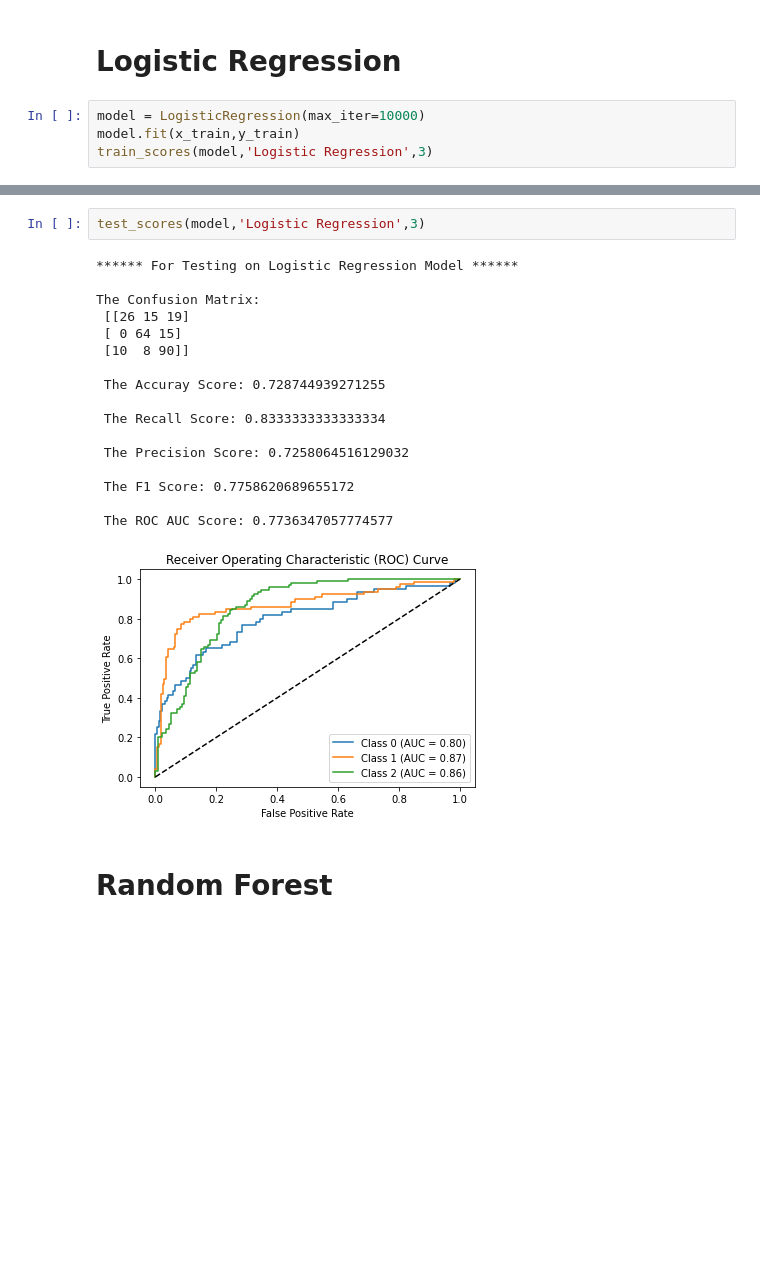
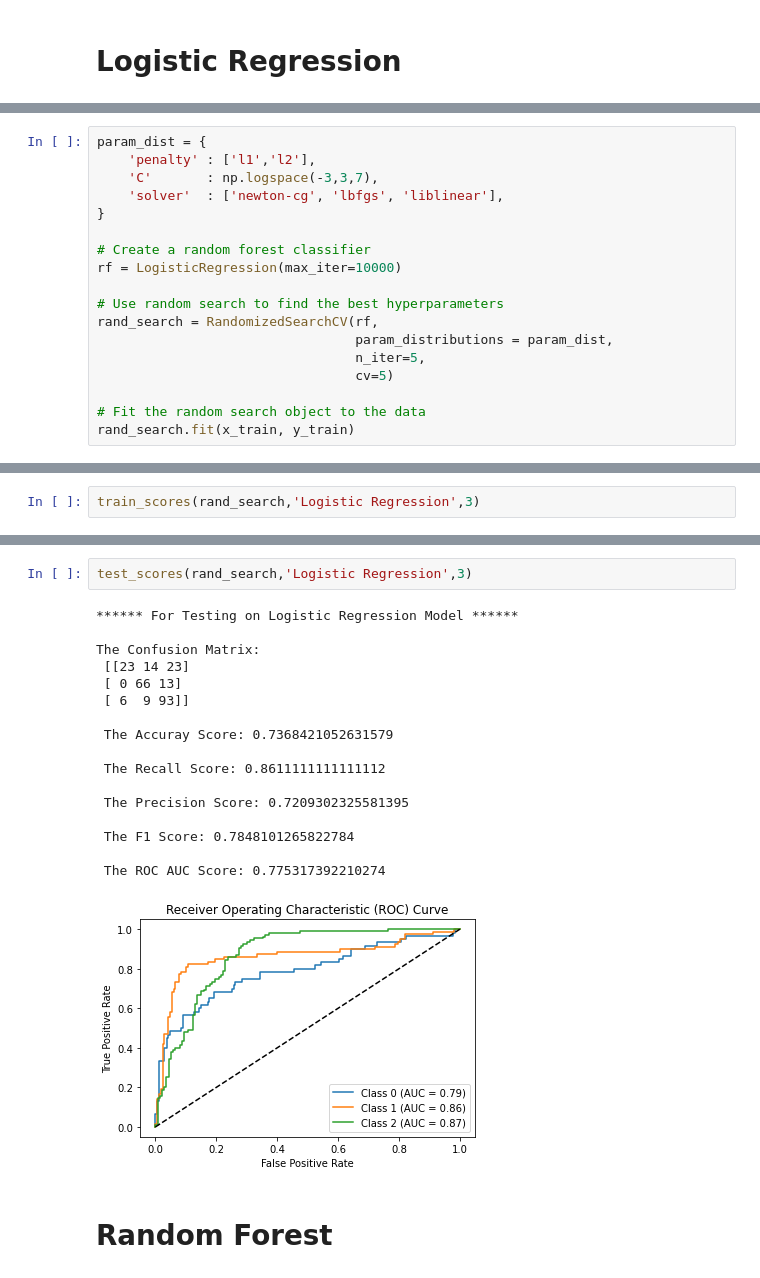
Before and after one commit to Mohitchvk/OSMI-Mental-Health-Illness-Classifier, a Jupyter notebook: classifier.ipynb, the cells around one changed output, grey strips where cells are left out. Drawn from its saved outputs; the diff is of its cells as text; blank space fills up the shorter version.

```diff
--- a/classifier.ipynb
+++ b/classifier.ipynb
@@ -172,7 +172,3 @@ def test_scores(model, model_name, n_classes, proba=True):
     plt.show()
 # %% [markdown]
 # Logistic Regression
-# %%
-model = LogisticRegression(max_iter=10000)
-model.fit(x_train,y_train)
-train_scores(model,'Logistic Regression',3)
@@ -196,0 +177,18 @@ The Confusion Matrix:
+# %%
+param_dist = {
+    'penalty' : ['l1','l2'],
+    'C'       : np.logspace(-3,3,7),
+    'solver'  : ['newton-cg', 'lbfgs', 'liblinear'],
+}
+
+# Create a random forest classifier
+rf = LogisticRegression(max_iter=10000)
+
+# Use random search to find the best hyperparameters
+rand_search = RandomizedSearchCV(rf,
+                                 param_distributions = param_dist,
+                                 n_iter=5,
+                                 cv=5)
+
+# Fit the random search object to the data
+rand_search.fit(x_train, y_train)
@@ -196,0 +201,2 @@ The Confusion Matrix:
+# %%
+train_scores(rand_search,'Logistic Regression',3)
@@ -197,23 +221,23 @@ The Confusion Matrix:
 # %%
-test_scores(model,'Logistic Regression',3)
+test_scores(rand_search,'Logistic Regression',3)
 # %% [output]
 ****** For Testing on Logistic Regression Model ******
 
 The Confusion Matrix:
- [[26 15 19]
- [ 0 64 15]
- [10  8 90]]
+ [[23 14 23]
+ [ 0 66 13]
+ [ 6  9 93]]
 
- The Accuray Score: 0.728744939271255
+ The Accuray Score: 0.7368421052631579
 
- The Recall Score: 0.8333333333333334
+ The Recall Score: 0.8611111111111112
 
- The Precision Score: 0.7258064516129032
+ The Precision Score: 0.7209302325581395
 
- The F1 Score: 0.7758620689655172
+ The F1 Score: 0.7848101265822784
 
- The ROC AUC Score: 0.7736347057774577
+ The ROC AUC Score: 0.775317392210274
-[figure, old version]
+[figure, new version]
 # %% [markdown]
 # Random Forest
 # %%
```
Also changed, not shown: parts of 15 cells of this notebook.
